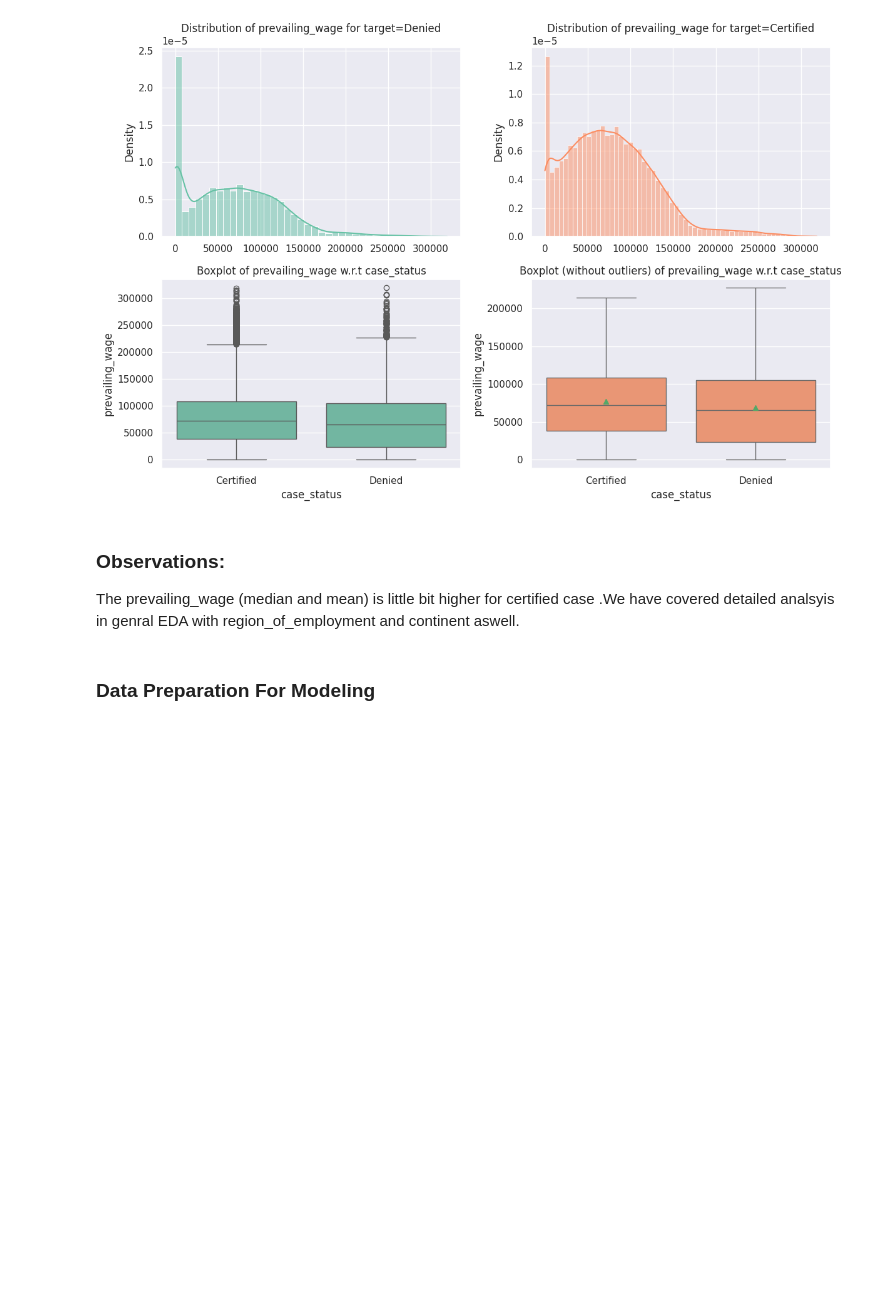
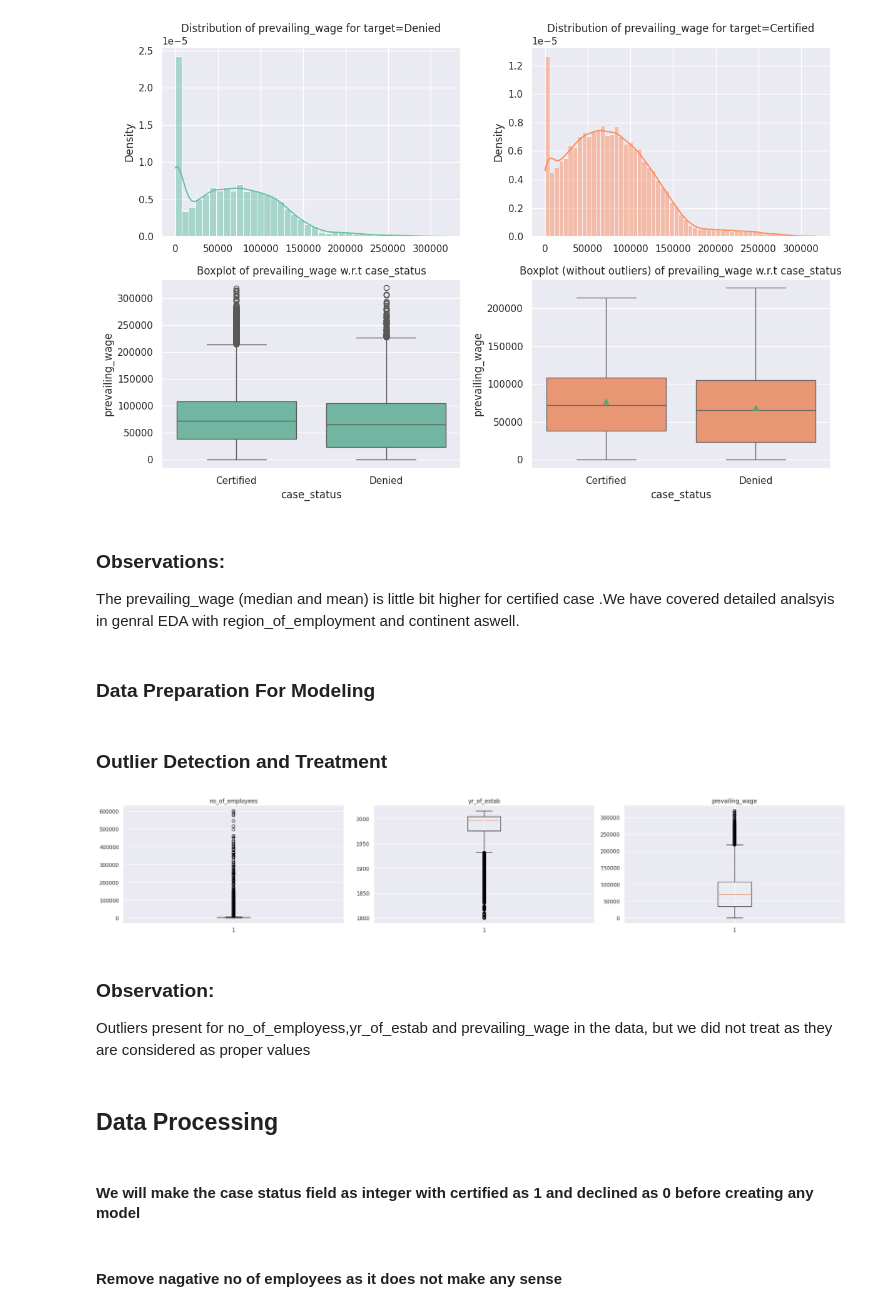
Before and after one commit to Rajesh2015/easy-visa, a Jupyter notebook: easy-visa-solution.ipynb, the cells around one changed output. Saved outputs shown, nothing was run; the diff lists cells and outputs as text; code cells hidden in the pictures; blank space fills up the shorter version.

```diff
--- a/easy-visa-solution.ipynb
+++ b/easy-visa-solution.ipynb
@@ -408,7 +409,7 @@ ezdf.describe(include='object').T
    - **Insight:** A large number of cases are certified, which may indicate effective application processes or favorable conditions for approval.
 # %%
 # converting all object columns to category type for better processing
-column=ezdf.columns[ezdf.dtypes=='object']
+column=ezdf.columns[ezdf.dtypes=='object'][1:]
 for col in column:
   ezdf[col]=ezdf[col].astype('category')
 # %%
@@ -1450,4 +1422,26 @@ distribution_plot_wrt_target(data=ezdf,predictor='prevailing_wage',target='case_
 The prevailing_wage (median and mean) is little bit higher for certified case .We have covered detailed analsyis in genral EDA with region_of_employment and continent aswell.
 # %% [markdown]
 ### Data Preparation For Modeling
+# %% [markdown]
+### Outlier Detection and Treatment
+# %%
+numerical_col = ezdf.select_dtypes(include=np.number).columns.tolist()
+plt.figure(figsize=(30, 20))
+
+for i, variable in enumerate(numerical_col):
+    plt.subplot(5, 4, i + 1)
+    plt.boxplot(ezdf[variable], whis=1.5)
+    plt.tight_layout()
+    plt.title(variable)
+
+plt.show()
+# %% [output]
+[figure, added]
+# %% [markdown]
+### Observation:
+Outliers present for no_of_employess,yr_of_estab and prevailing_wage in the data, but we did not treat as they are considered as proper values
+# %% [markdown]
+## Data Processing
+# %% [markdown]
+#### We will make the case status field as integer with certified as 1 and declined as 0 before creating any model
 # %%
@@ -1455,3 +1449,5 @@ ez_df['case_status']=ezdf.case_status.apply(lambda x: 1 if x=='Certified' else 0
+# %% [markdown]
+#### Remove nagative no of employees as it does not make any sense
 # %%
 # Take absolute of the no of employees to remove nagative
 ezdf['no_of_employees']=ezdf['no_of_employees'].apply(lambda x: abs(x))
```
Also changed, not shown: parts of 37 cells of this notebook.
